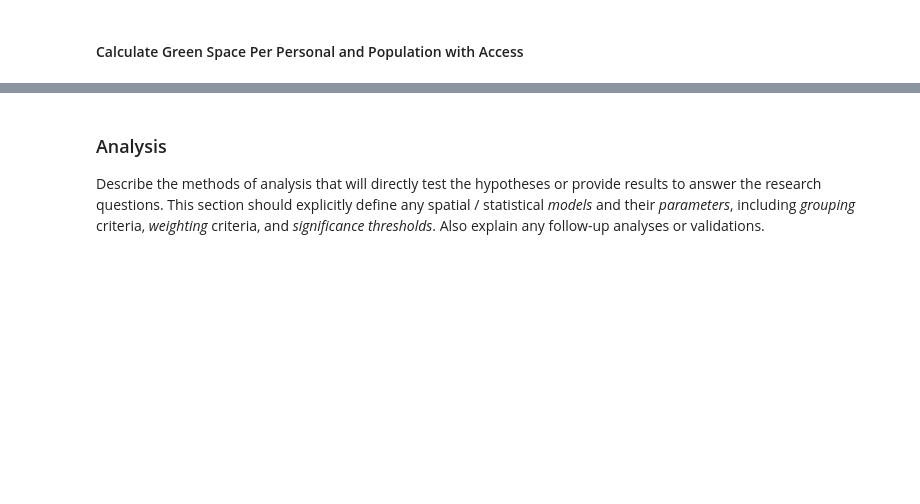
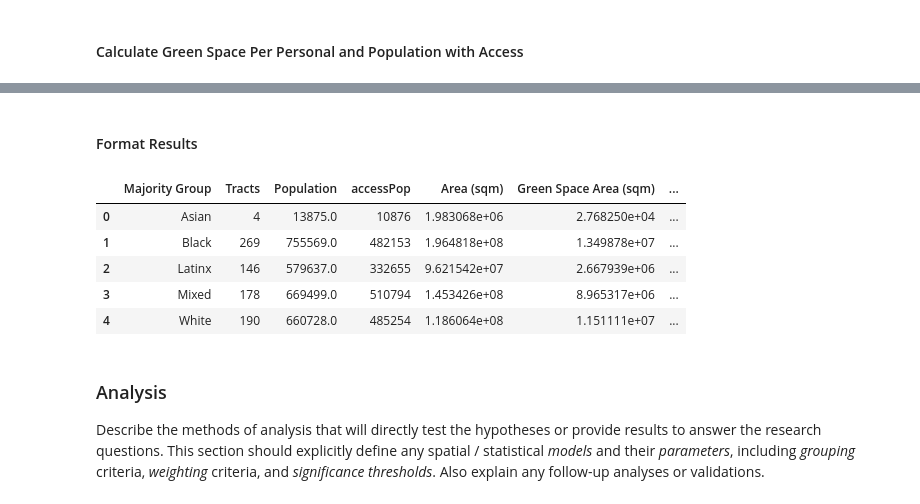
Before and after one commit to t-sutter/RPr-Chicago-Greenspaces, a Jupyter notebook: procedure/code/01-RPr-Chicago-Greenspaces.ipynb, the cells around one changed output, grey strips where cells are left out. Cells and saved outputs as stored; diff of their text form; code cells hidden in the pictures; blank space fills up the shorter version.

Commit message:
afterDinner
Code correct except getting different green space per person values.

```diff
--- a/procedure/code/01-RPr-Chicago-Greenspaces.ipynb
+++ b/procedure/code/01-RPr-Chicago-Greenspaces.ipynb
@@ -631,3 +624,23 @@ grpTractsGrnSp
+# %% [markdown]
+#### Format Results
+# %%
+resultsDF = pd.DataFrame(grpTractsGrnSp.drop(columns='geometry'))
+resultsDF = resultsDF.rename(columns = {'majorGroup':'Majority Group', 'totTract':'Tracts',
+                                        'PopTotal':'Population', 'Area':'Area (sqm)', 'greenArea':'Green Space Area (sqm)',
+                                        'percentPopAccess':'Percent Population with Access',
+                                        'greenPerPerson':'Green Space per Person (sqm)'})
+# resultsDF = resultsDF.style.hide(axis="index")
+# saving the dataframe
+resultsDF.to_csv(here(path["rtab"], 'tractsAccess.csv'), index=False)
+
+resultsDF
+# %% [output]
+|  | Majority Group | Tracts | Population | accessPop | Area (sqm) | Green Space Area (sqm) | ... |
+| 0 | Asian | 4 | 13875.0 | 10876 | 1.983068e+06 | 2.768250e+04 | ... |
+| 1 | Black | 269 | 755569.0 | 482153 | 1.964818e+08 | 1.349878e+07 | ... |
+| 2 | Latinx | 146 | 579637.0 | 332655 | 9.621542e+07 | 2.667939e+06 | ... |
+| 3 | Mixed | 178 | 669499.0 | 510794 | 1.453426e+08 | 8.965317e+06 | ... |
+| 4 | White | 190 | 660728.0 | 485254 | 1.186064e+08 | 1.151111e+07 | ... |
 # %% [markdown]
 ### Analysis
 
```
Also changed, not shown: parts of 1 cell of this notebook, 2 other files.
